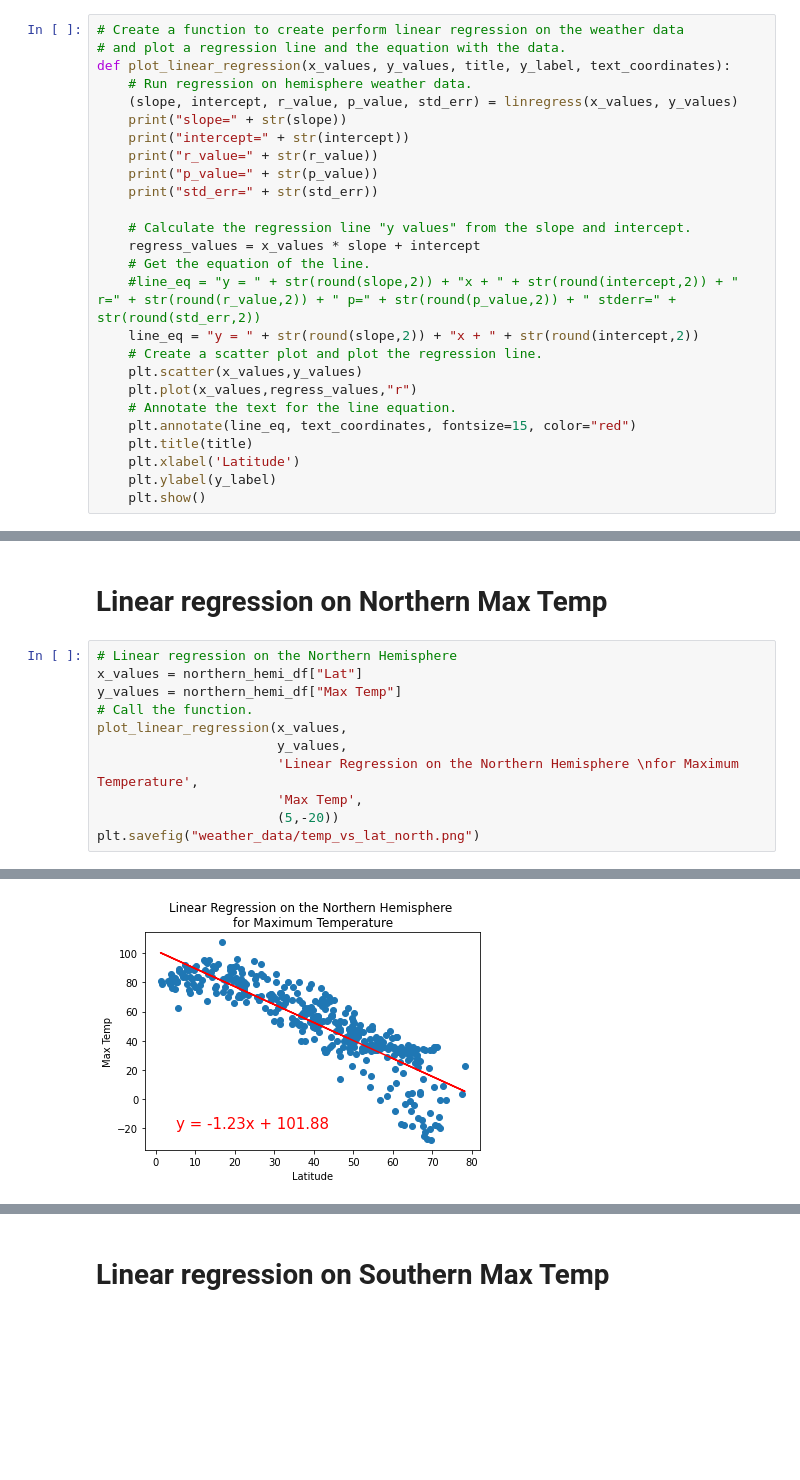
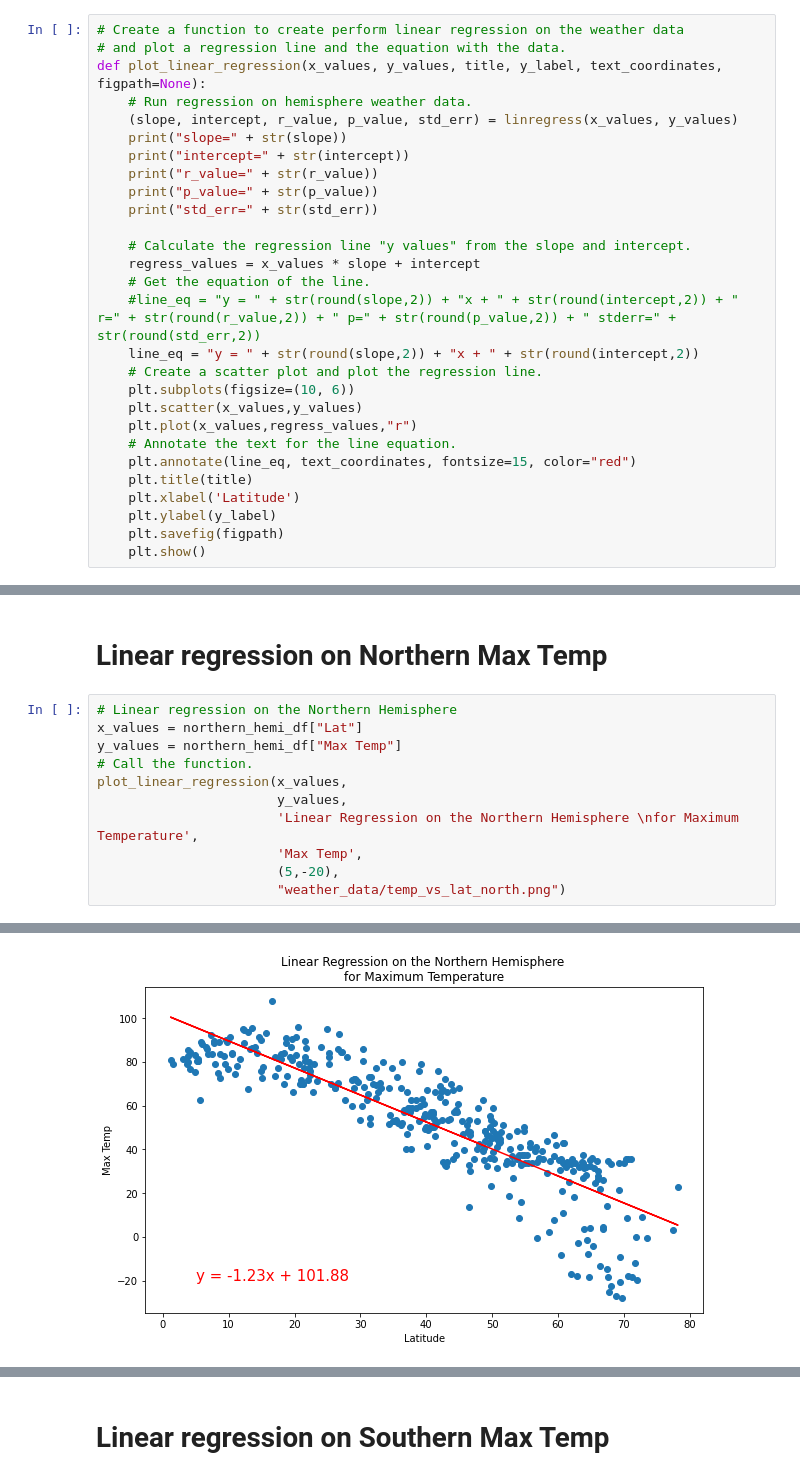
Before and after one commit to jilek/World_Weather_Analysis, a Jupyter notebook: WeatherPy.ipynb, the cells around one changed output, grey strips where cells are left out. Drawn from its saved outputs; the diff is of its cells as text; blank space fills up the shorter version.

```diff
--- a/WeatherPy.ipynb
+++ b/WeatherPy.ipynb
@@ -274,7 +278,7 @@ plt.show()
 # %%
 # Create a function to create perform linear regression on the weather data
 # and plot a regression line and the equation with the data.
-def plot_linear_regression(x_values, y_values, title, y_label, text_coordinates):
+def plot_linear_regression(x_values, y_values, title, y_label, text_coordinates, figpath=None):
     # Run regression on hemisphere weather data.
     (slope, intercept, r_value, p_value, std_err) = linregress(x_values, y_values)
     print("slope=" + str(slope))
@@ -289,6 +293,7 @@ def plot_linear_regression(x_values, y_values, title, y_label, text_coordinates)
     #line_eq = "y = " + str(round(slope,2)) + "x + " + str(round(intercept,2)) + " r=" + str(round(r_value,2)) + " p=" + str(round(p_value,2)) + " stderr=" + str(round(std_err,2))
     line_eq = "y = " + str(round(slope,2)) + "x + " + str(round(intercept,2))
     # Create a scatter plot and plot the regression line.
+    plt.subplots(figsize=(10, 6))
     plt.scatter(x_values,y_values)
     plt.plot(x_values,regress_values,"r")
     # Annotate the text for the line equation.
@@ -296,6 +301,7 @@ def plot_linear_regression(x_values, y_values, title, y_label, text_coordinates)
     plt.title(title)
     plt.xlabel('Latitude')
     plt.ylabel(y_label)
+    plt.savefig(figpath)
     plt.show()
 # %%
 index13 = city_data_df.loc[13]
@@ -321,18 +327,18 @@ southern_hemi_df = city_data_df.loc[(city_data_df["Lat"] < 0)]
 # %%
 # Linear regression on the Northern Hemisphere
 x_values = northern_hemi_df["Lat"]
 y_values = northern_hemi_df["Max Temp"]
 # Call the function.
 plot_linear_regression(x_values,
                        y_values,
                        'Linear Regression on the Northern Hemisphere \nfor Maximum Temperature',
                        'Max Temp',
-                       (5,-20))
-plt.savefig("weather_data/temp_vs_lat_north.png")
+                       (5,-20),
+                       "weather_data/temp_vs_lat_north.png")
 # %% [output]
 slope=-1.2343050825524602
 intercept=101.88184940041202
 r_value=-0.8697287283654516
 p_value=6.667088428881399e-119
 std_err=0.035883090511018664
-[figure, old version]
+[figure, new version]
```
Also changed, not shown: parts of 10 cells of this notebook, 12 other files.
